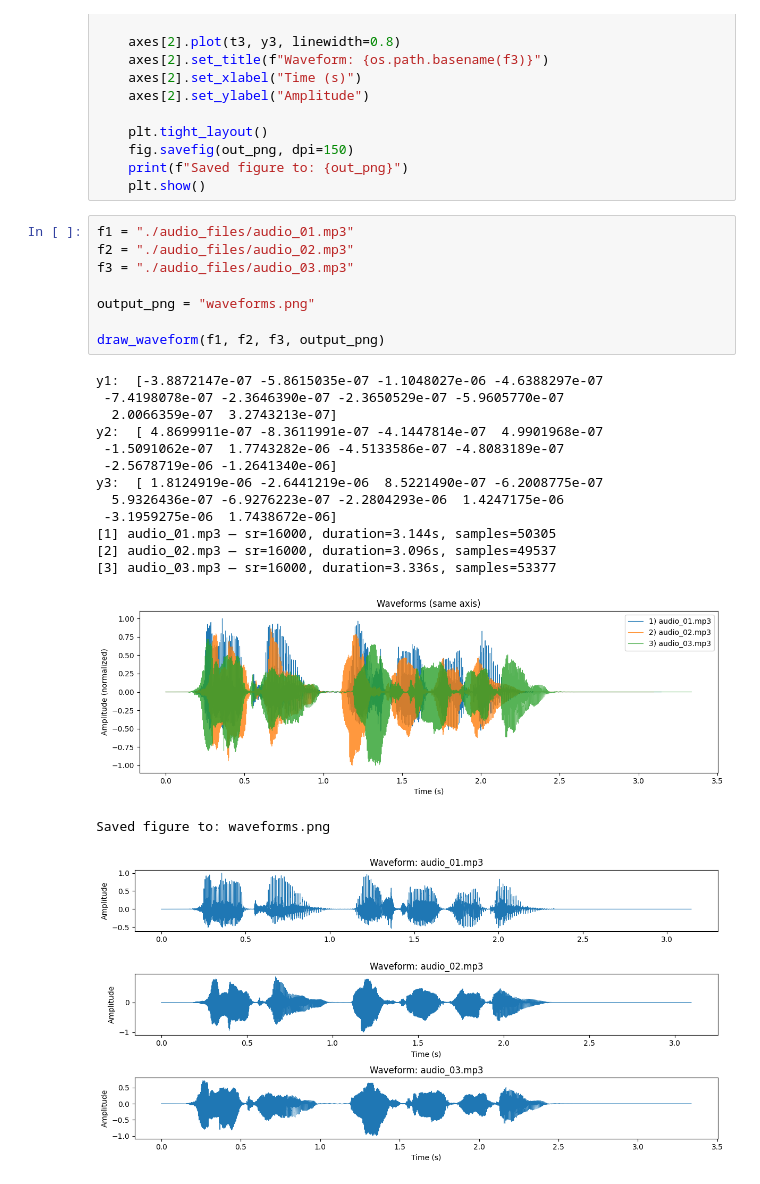
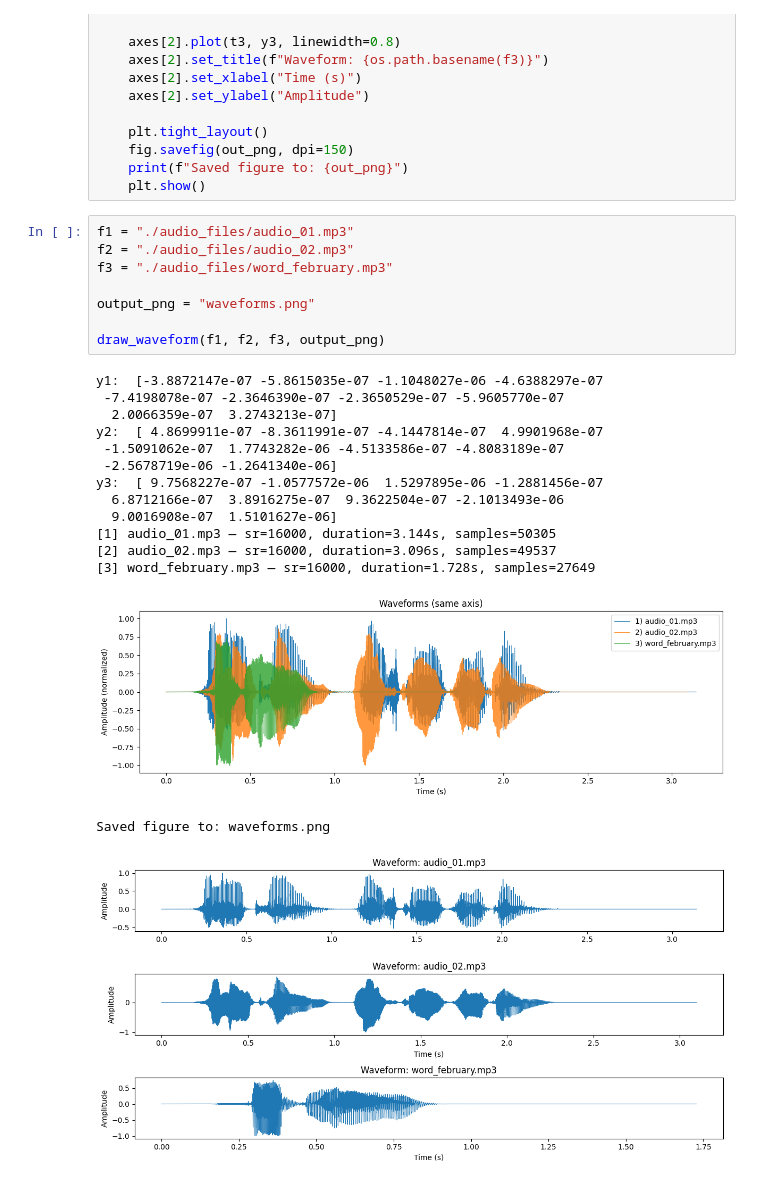
Before and after one commit to tyanfarm/wav2vec, a Jupyter notebook: visualization.ipynb, the cells around one changed output. Cells and saved outputs as stored; diff of their text form.

```diff
--- a/visualization.ipynb
+++ b/visualization.ipynb
@@ -66,27 +66,27 @@ def draw_waveform(f1, f2, f3, out_png="waveforms.png", sr=16000):
 # %%
 f1 = "./audio_files/audio_01.mp3"
 f2 = "./audio_files/audio_02.mp3"
-f3 = "./audio_files/audio_03.mp3"
+f3 = "./audio_files/word_february.mp3"
 
 output_png = "waveforms.png"
 
 draw_waveform(f1, f2, f3, output_png)
 # %% [output]
 y1:  [-3.8872147e-07 -5.8615035e-07 -1.1048027e-06 -4.6388297e-07
  -7.4198078e-07 -2.3646390e-07 -2.3650529e-07 -5.9605770e-07
   2.0066359e-07  3.2743213e-07]
 y2:  [ 4.8699911e-07 -8.3611991e-07 -4.1447814e-07  4.9901968e-07
  -1.5091062e-07  1.7743282e-06 -4.5133586e-07 -4.8083189e-07
  -2.5678719e-06 -1.2641340e-06]
-y3:  [ 1.8124919e-06 -2.6441219e-06  8.5221490e-07 -6.2008775e-07
-  5.9326436e-07 -6.9276223e-07 -2.2804293e-06  1.4247175e-06
- -3.1959275e-06  1.7438672e-06]
+y3:  [ 9.7568227e-07 -1.0577572e-06  1.5297895e-06 -1.2881456e-07
+  6.8712166e-07  3.8916275e-07  9.3622504e-07 -2.1013493e-06
+  9.0016908e-07  1.5101627e-06]
 [1] audio_01.mp3 — sr=16000, duration=3.144s, samples=50305
 [2] audio_02.mp3 — sr=16000, duration=3.096s, samples=49537
-[3] audio_03.mp3 — sr=16000, duration=3.336s, samples=53377
+[3] word_february.mp3 — sr=16000, duration=1.728s, samples=27649
-[figure, old version]
+[figure, new version]
 Saved figure to: waveforms.png
-[figure, old version]
+[figure, new version]
 # %%
 import numpy as np
 import matplotlib.pyplot as plt
```
Also changed, not shown: parts of 1 cell of this notebook, 7 other files.
